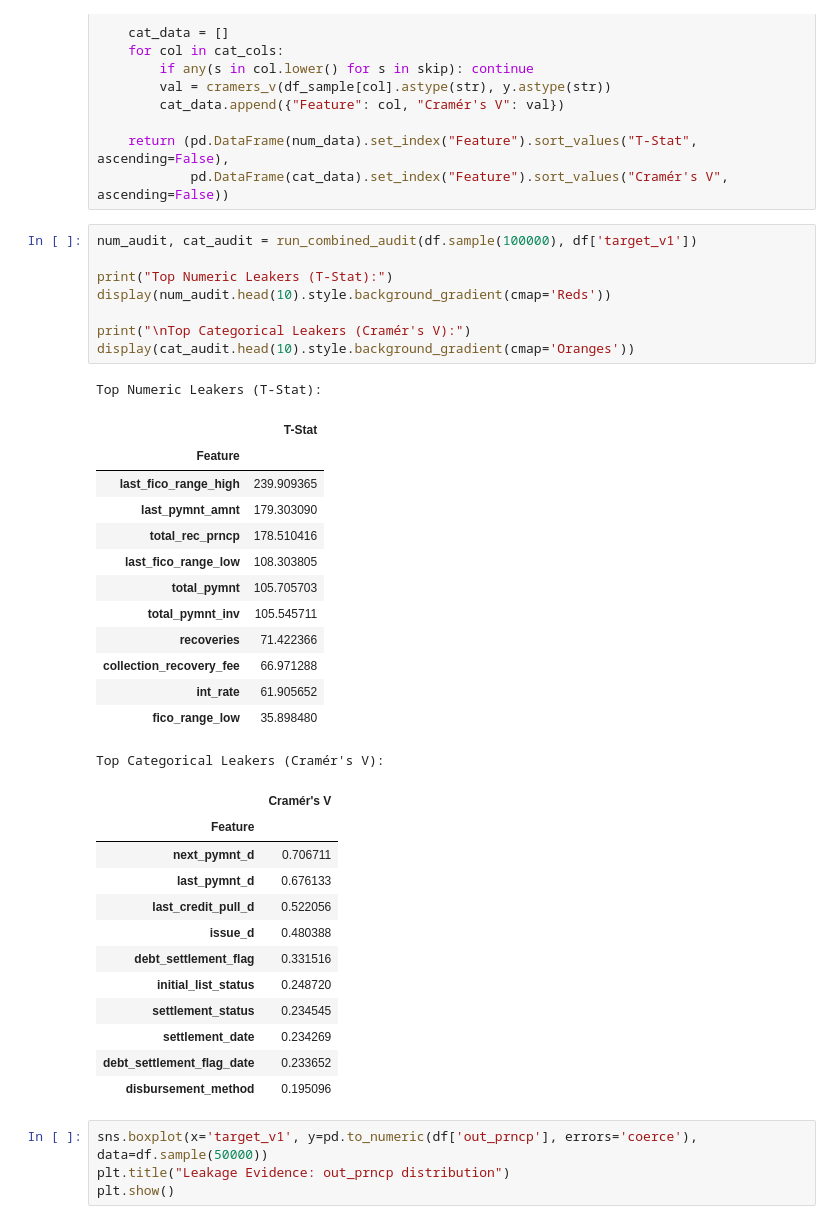
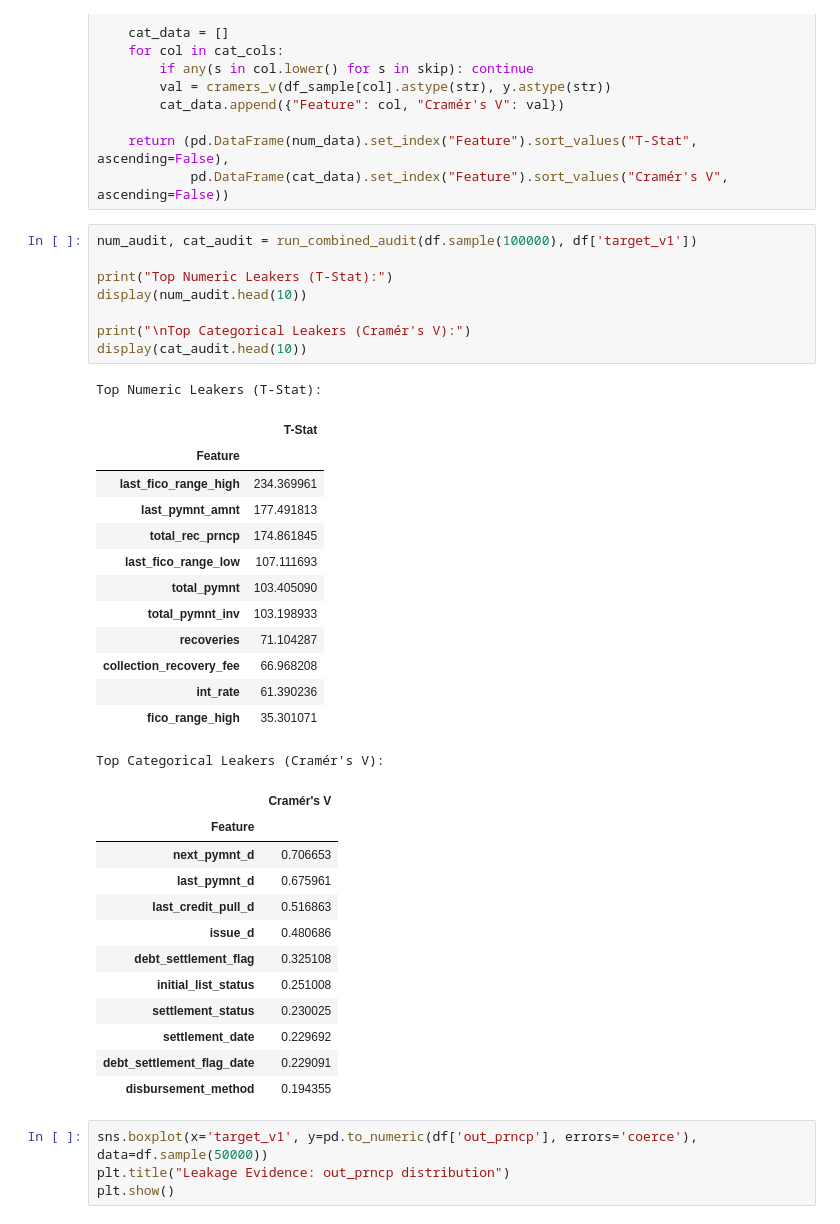
Before and after one commit to Abdulaziz-97/loan-prediction, a Jupyter notebook: Loan_prediction.ipynb, the cells around one changed output. Drawn from its saved outputs; the diff is of its cells as text.

```diff
--- a/Loan_prediction.ipynb
+++ b/Loan_prediction.ipynb
@@ -153,38 +153,38 @@ def run_combined_audit(df_sample, target_series):
 # %%
 num_audit, cat_audit = run_combined_audit(df.sample(100000), df['target_v1'])
 
 print("Top Numeric Leakers (T-Stat):")
-display(num_audit.head(10).style.background_gradient(cmap='Reds'))
+display(num_audit.head(10))
 
 print("\nTop Categorical Leakers (Cramér's V):")
-display(cat_audit.head(10).style.background_gradient(cmap='Oranges'))
+display(cat_audit.head(10))
 # %% [output]
 Top Numeric Leakers (T-Stat):
 |  | T-Stat |
 | Feature |  |
-| last_fico_range_high | 239.909365 |
-| last_pymnt_amnt | 179.303090 |
-| total_rec_prncp | 178.510416 |
-| last_fico_range_low | 108.303805 |
-| total_pymnt | 105.705703 |
-| total_pymnt_inv | 105.545711 |
-| recoveries | 71.422366 |
-| collection_recovery_fee | 66.971288 |
-| int_rate | 61.905652 |
-| fico_range_low | 35.898480 |
+| last_fico_range_high | 234.369961 |
+| last_pymnt_amnt | 177.491813 |
+| total_rec_prncp | 174.861845 |
+| last_fico_range_low | 107.111693 |
+| total_pymnt | 103.405090 |
+| total_pymnt_inv | 103.198933 |
+| recoveries | 71.104287 |
+| collection_recovery_fee | 66.968208 |
+| int_rate | 61.390236 |
+| fico_range_high | 35.301071 |
 Top Categorical Leakers (Cramér's V):
 |  | Cramér's V |
 | Feature |  |
-| next_pymnt_d | 0.706711 |
-| last_pymnt_d | 0.676133 |
-| last_credit_pull_d | 0.522056 |
-| issue_d | 0.480388 |
-| debt_settlement_flag | 0.331516 |
-| initial_list_status | 0.248720 |
-| settlement_status | 0.234545 |
-| settlement_date | 0.234269 |
-| debt_settlement_flag_date | 0.233652 |
-| disbursement_method | 0.195096 |
+| next_pymnt_d | 0.706653 |
+| last_pymnt_d | 0.675961 |
+| last_credit_pull_d | 0.516863 |
+| issue_d | 0.480686 |
+| debt_settlement_flag | 0.325108 |
+| initial_list_status | 0.251008 |
+| settlement_status | 0.230025 |
+| settlement_date | 0.229692 |
+| debt_settlement_flag_date | 0.229091 |
+| disbursement_method | 0.194355 |
 # %%
 sns.boxplot(x='target_v1', y=pd.to_numeric(df['out_prncp'], errors='coerce'), data=df.sample(50000))
 plt.title("Leakage Evidence: out_prncp distribution")
```
Also changed, not shown: parts of 5 cells of this notebook.
